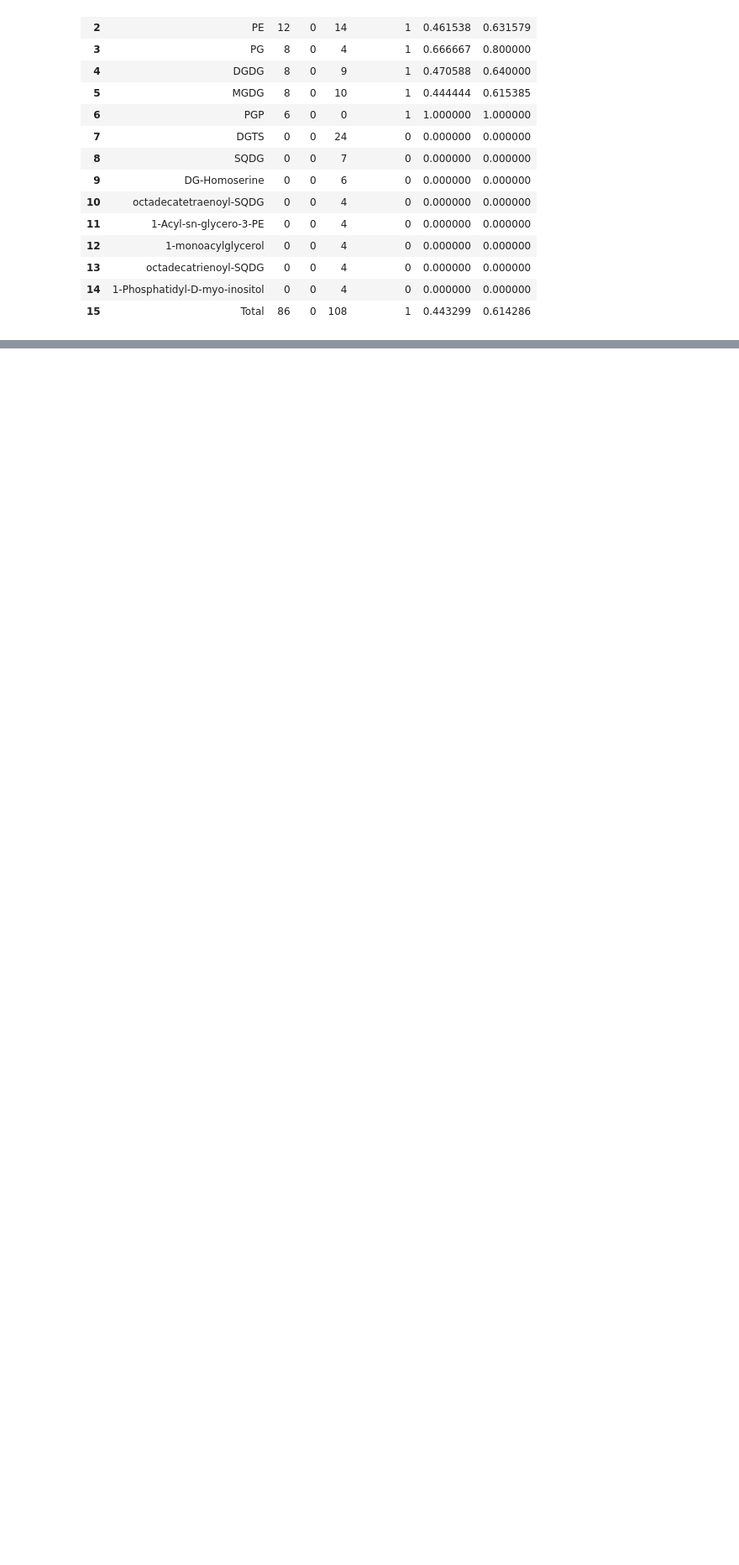
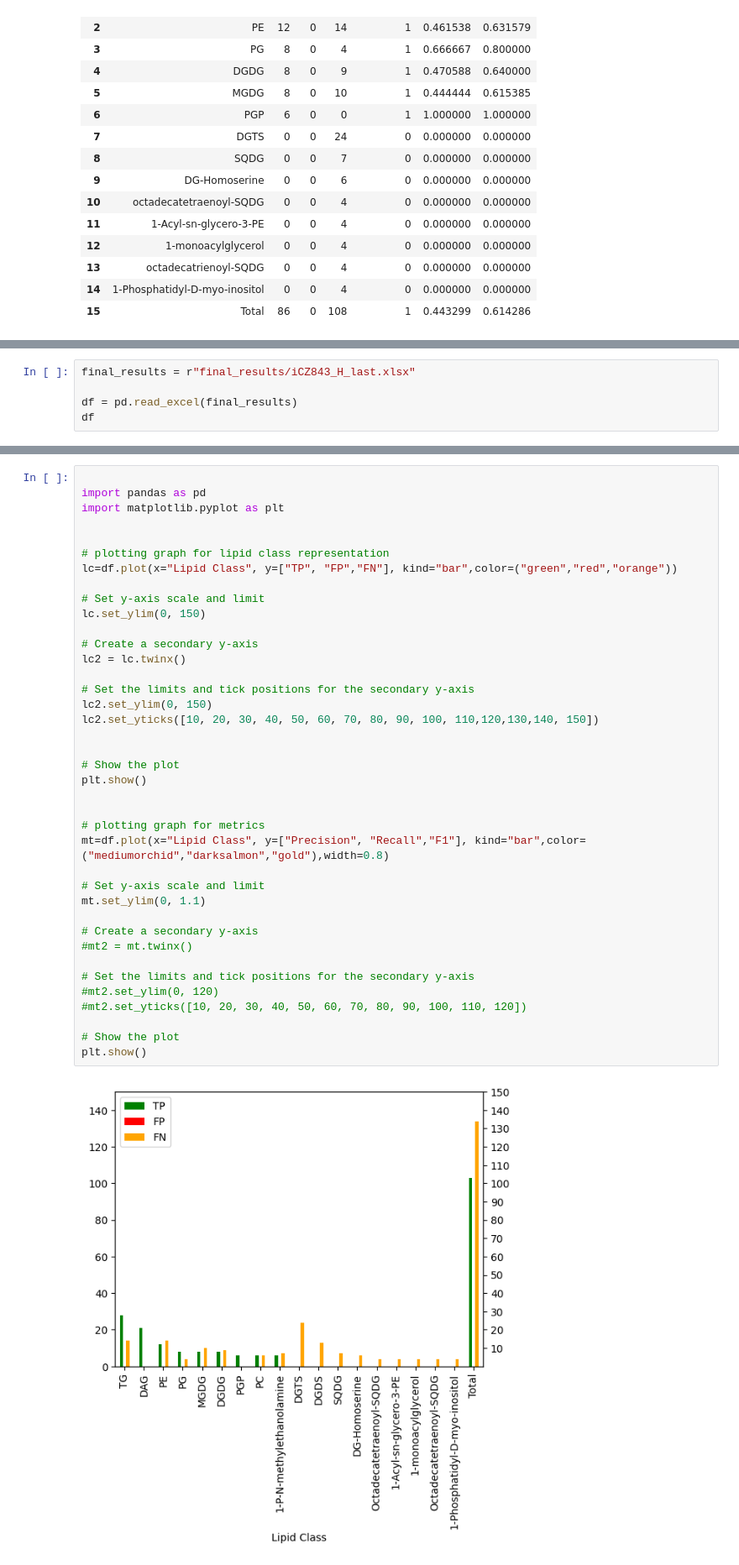
Before and after one commit to AdrianoSilva19/Thesis_Suport, a Jupyter notebook: RdKit_Lipid_GEMA/Graph_results.ipynb, the cells around one changed output, grey strips where cells are left out. Shown: that part at 84% size. Cells and saved outputs as stored; diff of their text form; blank space fills up the shorter version.

```diff
--- a/RdKit_Lipid_GEMA/Graph_results.ipynb
+++ b/RdKit_Lipid_GEMA/Graph_results.ipynb
@@ -72,0 +75,5 @@ plt.show()
+# %%
+final_results = r"final_results/iCZ843_H_last.xlsx"
+
+df = pd.read_excel(final_results)
+df
@@ -72,0 +98,41 @@ plt.show()
+# %%
+
+import pandas as pd
+import matplotlib.pyplot as plt
+
+
+# plotting graph for lipid class representation
+lc=df.plot(x="Lipid Class", y=["TP", "FP","FN"], kind="bar",color=("green","red","orange"))
+
+# Set y-axis scale and limit
+lc.set_ylim(0, 150)
+
+# Create a secondary y-axis
+lc2 = lc.twinx()
+
+# Set the limits and tick positions for the secondary y-axis
+lc2.set_ylim(0, 150)
+lc2.set_yticks([10, 20, 30, 40, 50, 60, 70, 80, 90, 100, 110,120,130,140, 150])
+
+
+# Show the plot
+plt.show()
+
+
+# plotting graph for metrics
+mt=df.plot(x="Lipid Class", y=["Precision", "Recall","F1"], kind="bar",color=("mediumorchid","darksalmon","gold"),width=0.8)
+
+# Set y-axis scale and limit
+mt.set_ylim(0, 1.1)
+
+# Create a secondary y-axis
+#mt2 = mt.twinx()
+
+# Set the limits and tick positions for the secondary y-axis
+#mt2.set_ylim(0, 120)
+#mt2.set_yticks([10, 20, 30, 40, 50, 60, 70, 80, 90, 100, 110, 120])
+
+# Show the plot
+plt.show()
+# %% [output]
+[figure, added]
```
Also changed, not shown: parts of 4 cells of this notebook, 2 other files.
